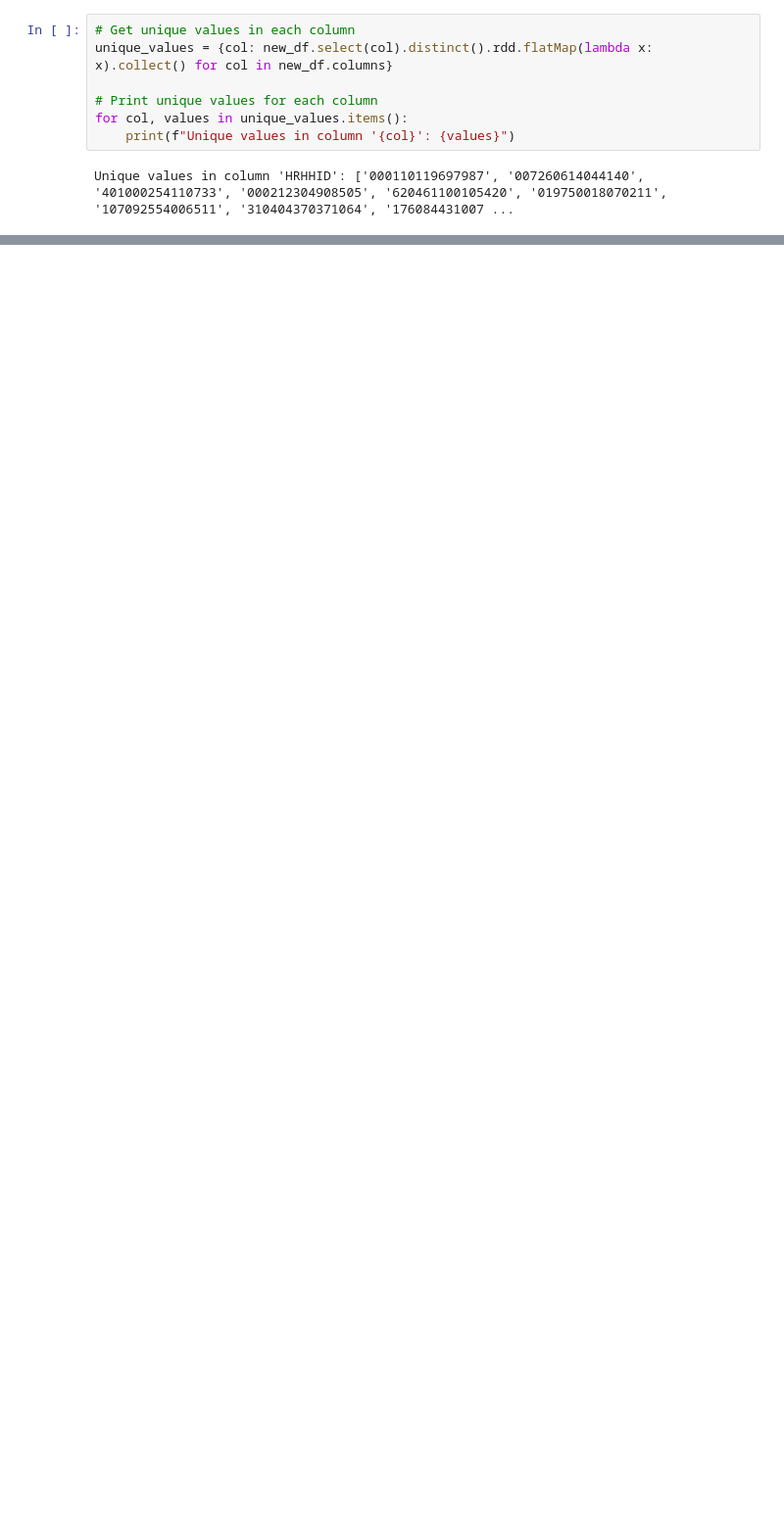
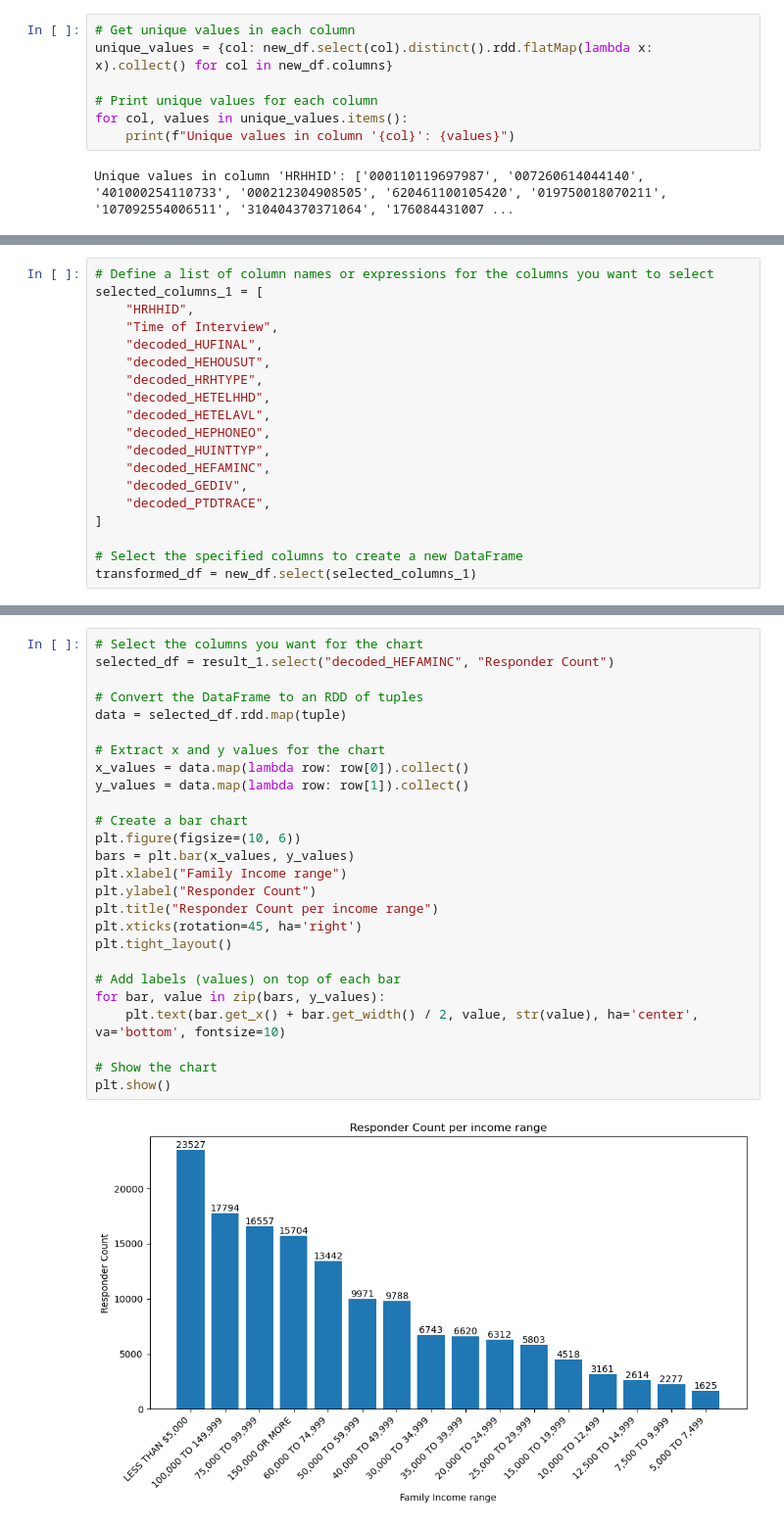
Before and after one commit to Emeka-Christopher/US-Bureau-Census-Data-Analysis, a Jupyter notebook: CensusDataAnalysis.ipynb, the cells around one changed output, grey strips where cells are left out. Shown at 98% size. Drawn from its saved outputs; the diff is of its cells as text; blank space fills up the shorter version.

```diff
--- a/CensusDataAnalysis.ipynb
+++ b/CensusDataAnalysis.ipynb
@@ -655,0 +542,19 @@ Number of responders who can access a telephone but telephone interview is not a
+# %%
+# Define a list of column names or expressions for the columns you want to select
+selected_columns_1 = [
+    "HRHHID",
+    "Time of Interview",
+    "decoded_HUFINAL",
+    "decoded_HEHOUSUT",
+    "decoded_HRHTYPE",
+    "decoded_HETELHHD",
+    "decoded_HETELAVL",
+    "decoded_HEPHONEO",
+    "decoded_HUINTTYP",
+    "decoded_HEFAMINC",
+    "decoded_GEDIV",
+    "decoded_PTDTRACE",
+]
+
+# Select the specified columns to create a new DataFrame
+transformed_df = new_df.select(selected_columns_1)
@@ -655,0 +610,28 @@ Number of responders who can access a telephone but telephone interview is not a
+# %%
+# Select the columns you want for the chart
+selected_df = result_1.select("decoded_HEFAMINC", "Responder Count")
+
+# Convert the DataFrame to an RDD of tuples
+data = selected_df.rdd.map(tuple)
+
+# Extract x and y values for the chart
+x_values = data.map(lambda row: row[0]).collect()
+y_values = data.map(lambda row: row[1]).collect()
+
+# Create a bar chart
+plt.figure(figsize=(10, 6))
+bars = plt.bar(x_values, y_values)
+plt.xlabel("Family Income range")
+plt.ylabel("Responder Count")
+plt.title("Responder Count per income range")
+plt.xticks(rotation=45, ha='right')
+plt.tight_layout()
+
+# Add labels (values) on top of each bar
+for bar, value in zip(bars, y_values):
+    plt.text(bar.get_x() + bar.get_width() / 2, value, str(value), ha='center', va='bottom', fontsize=10)
+
+# Show the chart
+plt.show()
+# %% [output]
+[figure, added]
```
Also changed, not shown: parts of 39 cells of this notebook.
